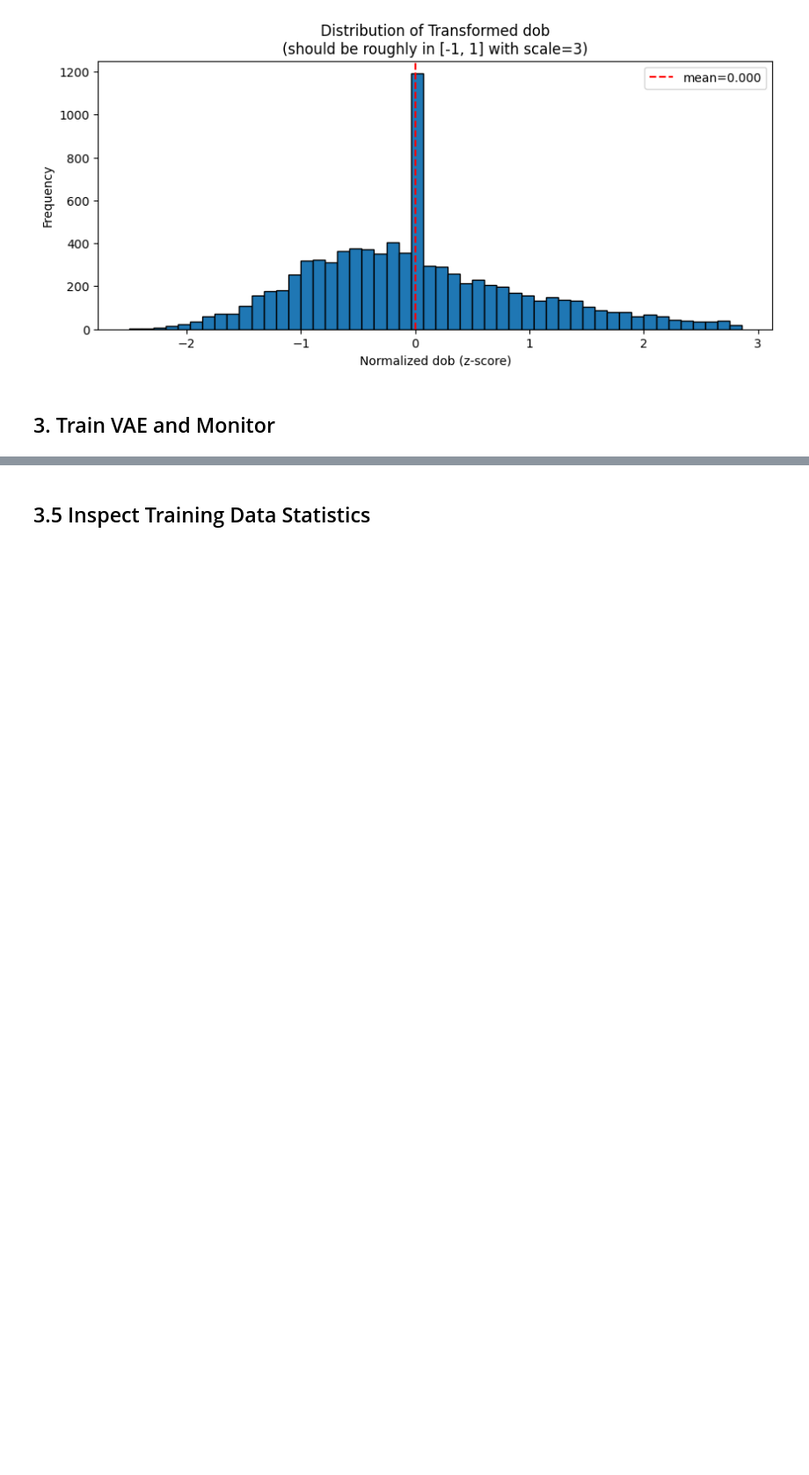
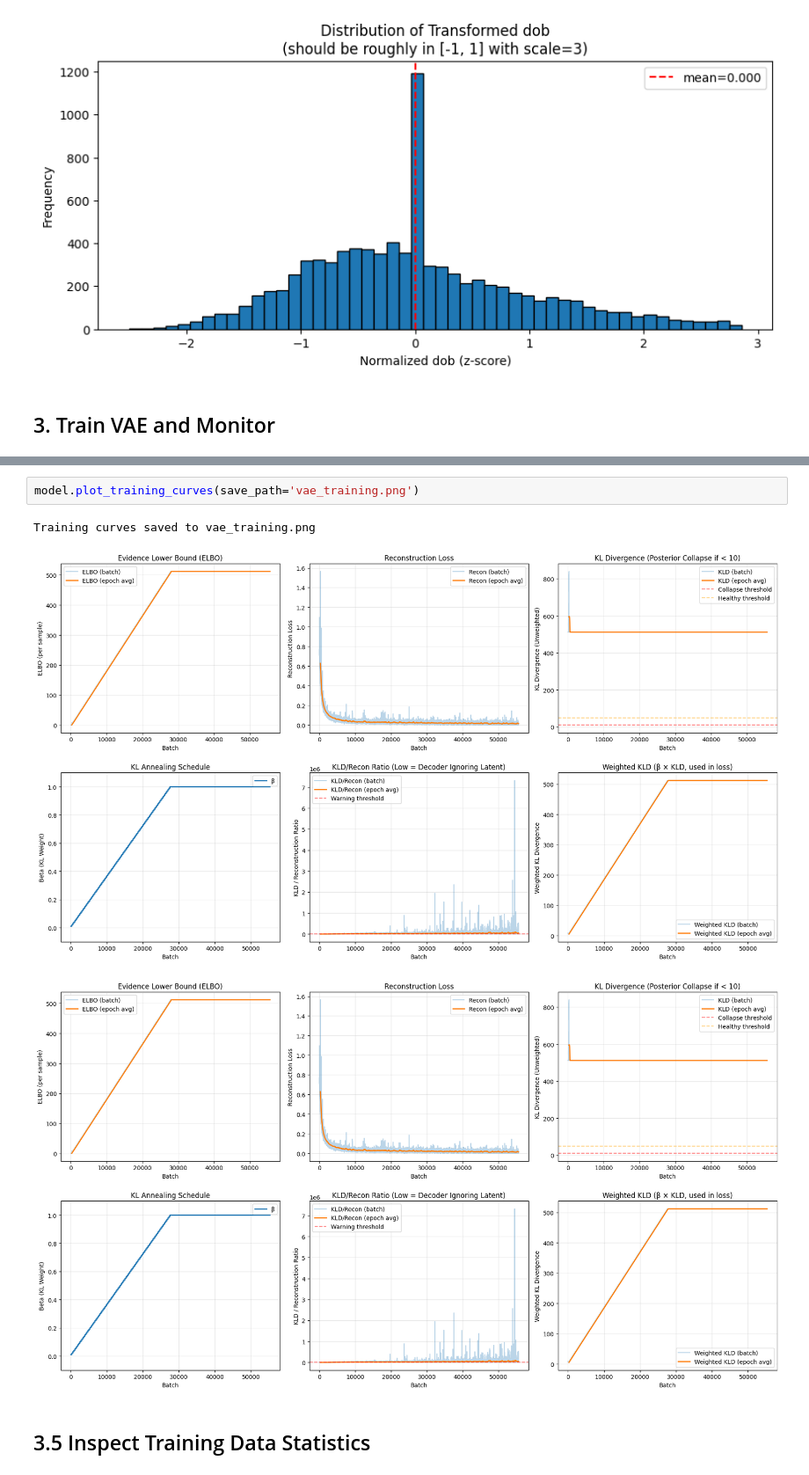
Before and after one commit to nhsengland/NHSSynth, a Jupyter notebook: auxiliary/debug_synthetic_fidelity_clean.ipynb, the cells around one changed output, grey strips where cells are left out. Shown at 88% size. Cells and saved outputs as stored; diff of their text form; blank space fills up the shorter version.

```diff
--- a/auxiliary/debug_synthetic_fidelity_clean.ipynb
+++ b/auxiliary/debug_synthetic_fidelity_clean.ipynb
@@ -174,3 +187,9 @@ Check for 'Learned latent stats' message above.
+# %%
+model.plot_training_curves(save_path='vae_training.png')
+# %% [output]
+Training curves saved to vae_training.png
+[figure, added]
+[figure, added]
 # %% [markdown]
 ## 3.5 Inspect Training Data Statistics
 # %%
```
Also changed, not shown: parts of 7 cells of this notebook, 3 other files.
